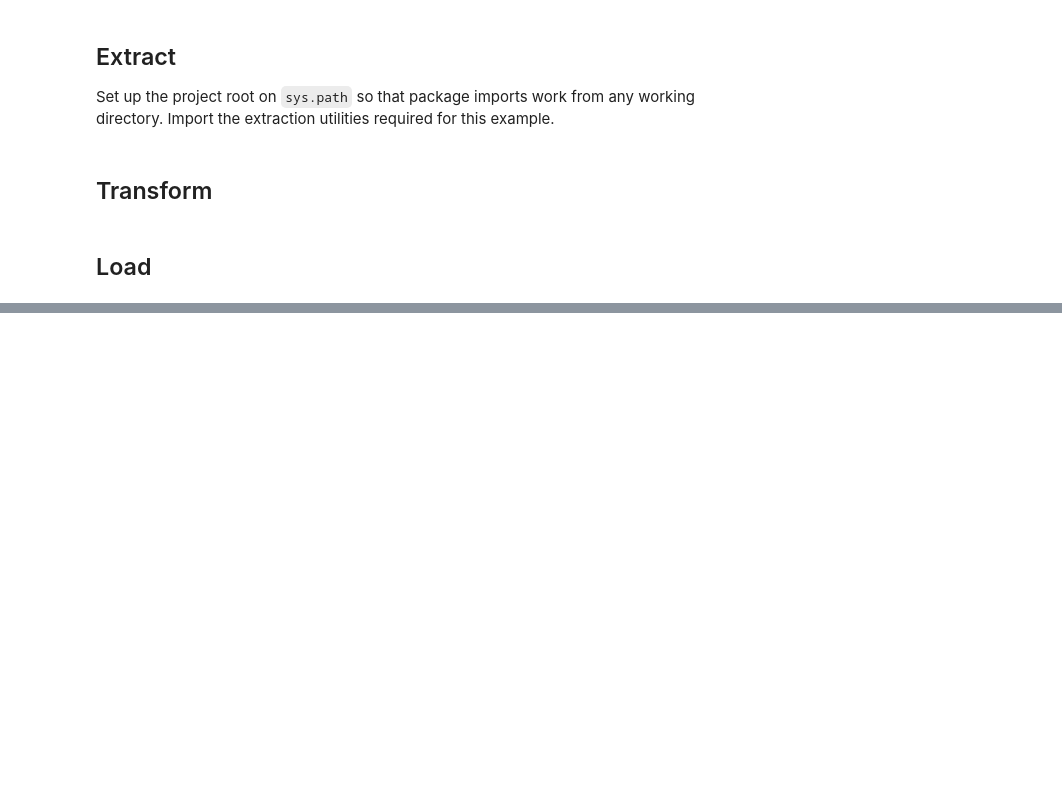
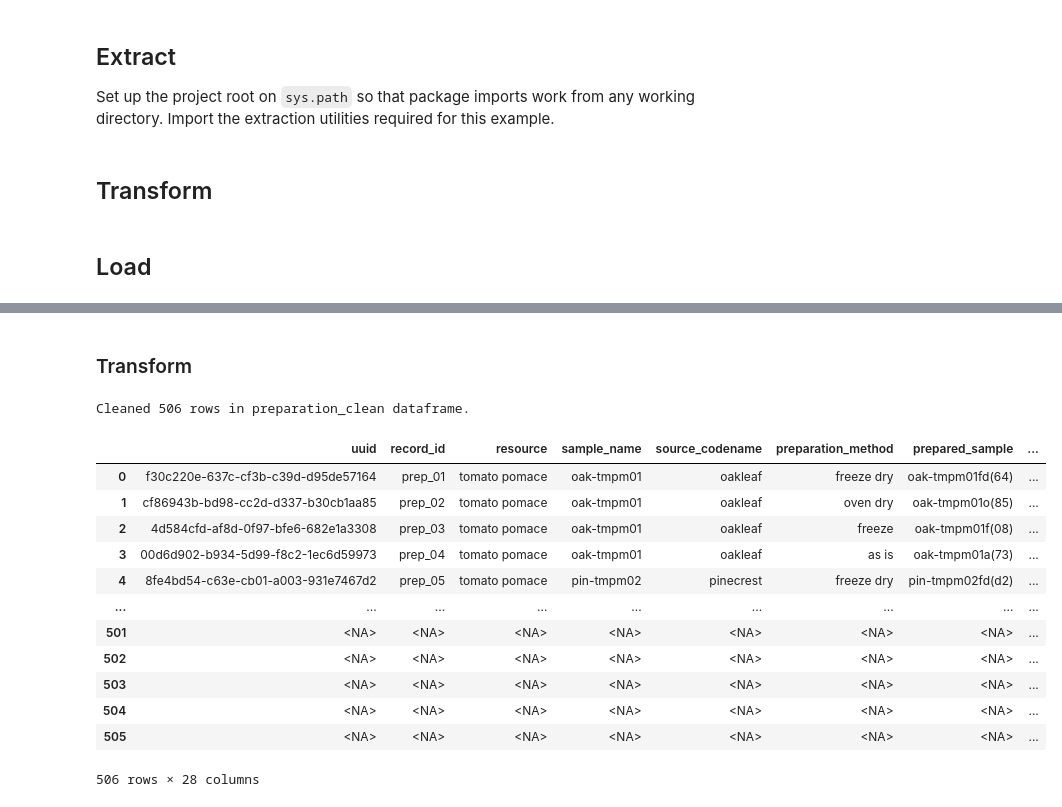
Before and after one commit to petercarbsmith/ca-biositing, a Jupyter notebook: src/ca_biositing/pipeline/ca_biositing/pipeline/utils/sampling_data_notebook.ipynb, the cells around one changed output, grey strips where cells are left out. Drawn from its saved outputs; the diff is of its cells as text; code cells hidden in the pictures; blank space fills up the shorter version.

Commit message:
prepared_sample etl and flow runs. Some issue with created_at not populating completely

```diff
--- a/src/ca_biositing/pipeline/ca_biositing/pipeline/utils/sampling_data_notebook.ipynb
+++ b/src/ca_biositing/pipeline/ca_biositing/pipeline/utils/sampling_data_notebook.ipynb
@@ -327,0 +360,10 @@ cleaned_data.head()
+# %%
+from ca_biositing.datamodels.config import settings
+from ca_biositing.pipeline.etl.extract import preparation
+
+# Extract data
+preparation_raw = preparation.extract()
+
+print(f"Extracted {len([preparation_raw])} dataframes.")
+
+preparation_raw.head()
@@ -327,0 +388,27 @@ cleaned_data.head()
+# %% [markdown]
+### Transform
+# %%
+from ca_biositing.pipeline.utils.cleaning_functions import cleaning as cleaning_mod
+
+preparation_clean = cleaning_mod.standard_clean(preparation_raw)
+
+preparation_clean.head()
+
+print(f"Cleaned {len(preparation_clean)} rows in preparation_clean dataframe.")
+
+preparation_clean
+# %% [output]
+Cleaned 506 rows in preparation_clean dataframe.
+|  | uuid | record_id | resource | sample_name | source_codename | preparation_method | prepared_sample | ... |
+| 0 | f30c220e-637c-cf3b-c39d-d95de57164 | prep_01 | tomato pomace | oak-tmpm01 | oakleaf | freeze dry | oak-tmpm01fd(64) | ... |
+| 1 | cf86943b-bd98-cc2d-d337-b30cb1aa85 | prep_02 | tomato pomace | oak-tmpm01 | oakleaf | oven dry | oak-tmpm01o(85) | ... |
+| 2 | 4d584cfd-af8d-0f97-bfe6-682e1a3308 | prep_03 | tomato pomace | oak-tmpm01 | oakleaf | freeze | oak-tmpm01f(08) | ... |
+| 3 | 00d6d902-b934-5d99-f8c2-1ec6d59973 | prep_04 | tomato pomace | oak-tmpm01 | oakleaf | as is | oak-tmpm01a(73) | ... |
+| 4 | 8fe4bd54-c63e-cb01-a003-931e7467d2 | prep_05 | tomato pomace | pin-tmpm02 | pinecrest | freeze dry | pin-tmpm02fd(d2) | ... |
+| ... | ... | ... | ... | ... | ... | ... | ... | ... |
+| 501 | <NA> | <NA> | <NA> | <NA> | <NA> | <NA> | <NA> | ... |
+| 502 | <NA> | <NA> | <NA> | <NA> | <NA> | <NA> | <NA> | ... |
+| 503 | <NA> | <NA> | <NA> | <NA> | <NA> | <NA> | <NA> | ... |
+| 504 | <NA> | <NA> | <NA> | <NA> | <NA> | <NA> | <NA> | ... |
+| 505 | <NA> | <NA> | <NA> | <NA> | <NA> | <NA> | <NA> | ... |
+506 rows × 28 columns
```
Also changed, not shown: parts of 9 cells of this notebook, 10 other files.
